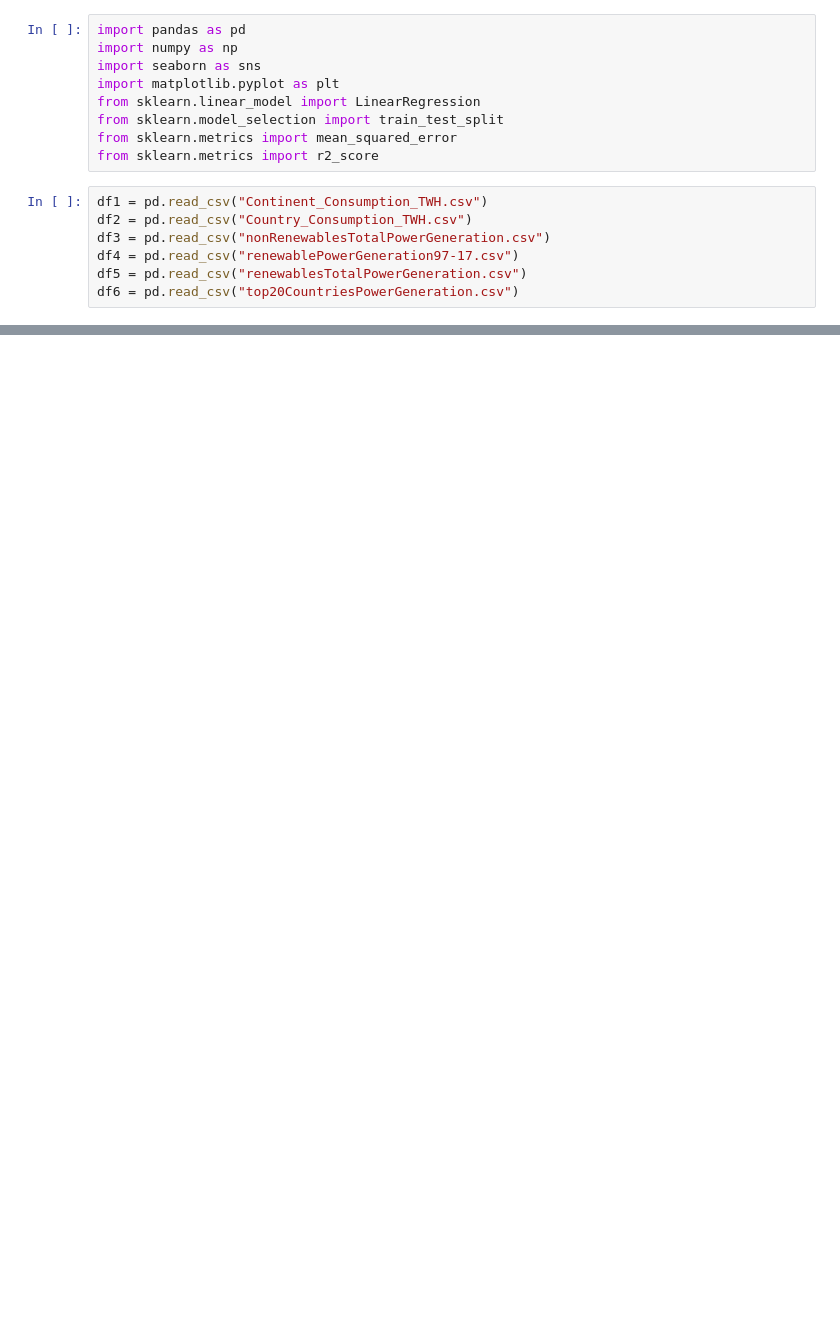
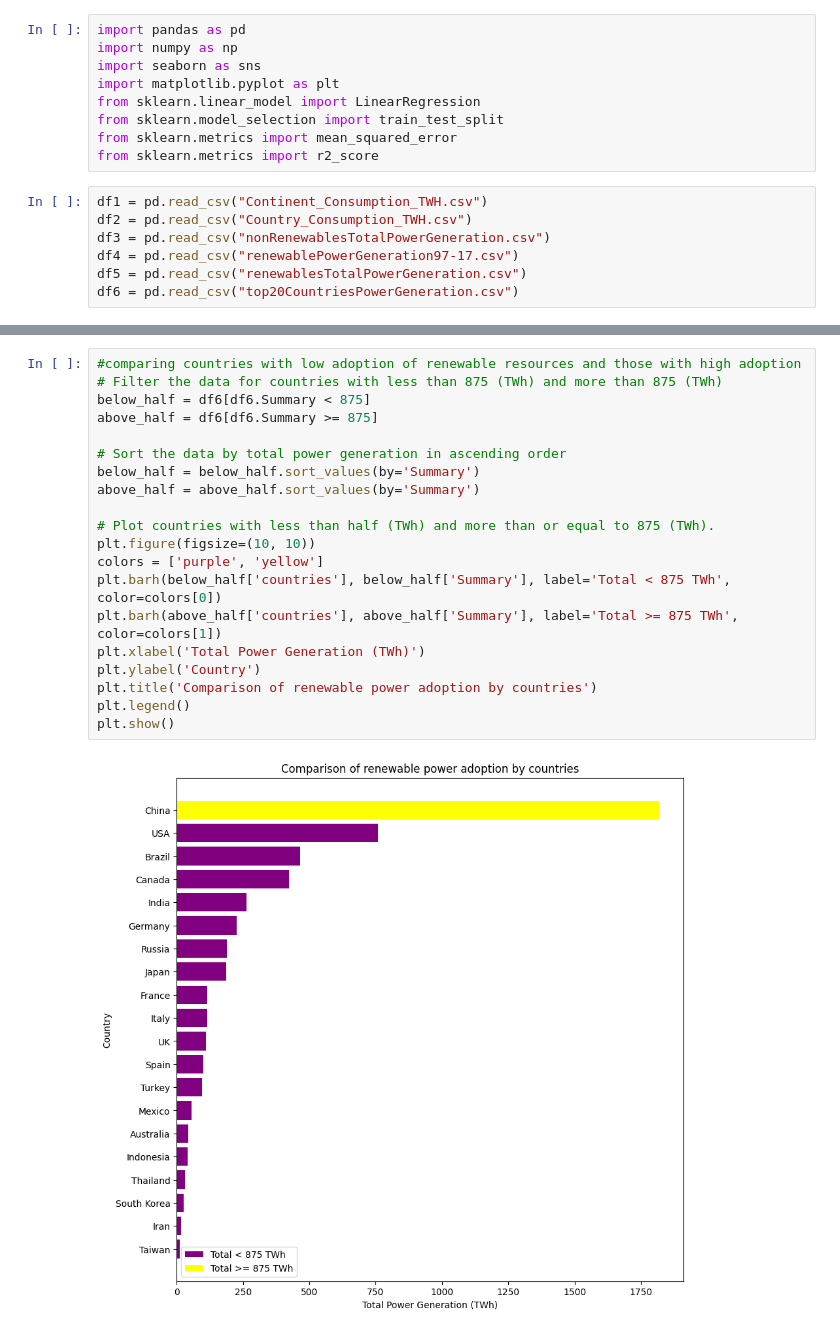
Before and after one commit to michael-karemi/mis, a Jupyter notebook: mike's_notebook.ipynb, the cells around one changed output, grey strips where cells are left out. Cells and saved outputs as stored; diff of their text form; blank space fills up the shorter version.

```diff
--- a/mike's_notebook.ipynb
+++ b/mike's_notebook.ipynb
@@ -95,0 +112,22 @@ plt.show()
+# %%
+#comparing countries with low adoption of renewable resources and those with high adoption
+# Filter the data for countries with less than 875 (TWh) and more than 875 (TWh)
+below_half = df6[df6.Summary < 875]
+above_half = df6[df6.Summary >= 875]
+
+# Sort the data by total power generation in ascending order
+below_half = below_half.sort_values(by='Summary')
+above_half = above_half.sort_values(by='Summary')
+
+# Plot countries with less than half (TWh) and more than or equal to 875 (TWh).
+plt.figure(figsize=(10, 10))
+colors = ['purple', 'yellow']
+plt.barh(below_half['countries'], below_half['Summary'], label='Total < 875 TWh', color=colors[0])
+plt.barh(above_half['countries'], above_half['Summary'], label='Total >= 875 TWh', color=colors[1])
+plt.xlabel('Total Power Generation (TWh)')
+plt.ylabel('Country')
+plt.title('Comparison of renewable power adoption by countries')
+plt.legend()
+plt.show()
+# %% [output]
+[figure, added]
```
Also changed, not shown: parts of 12 cells of this notebook.
